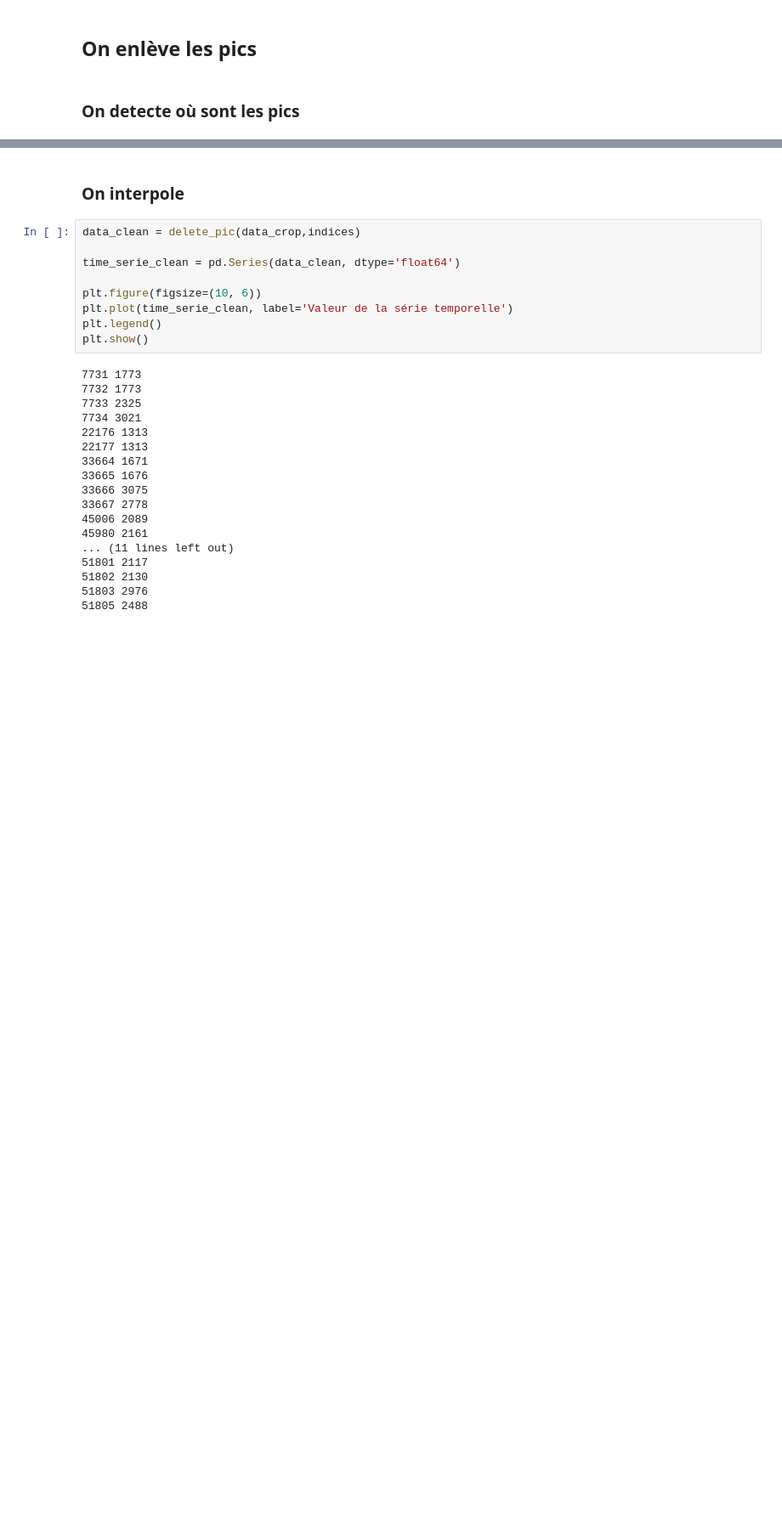
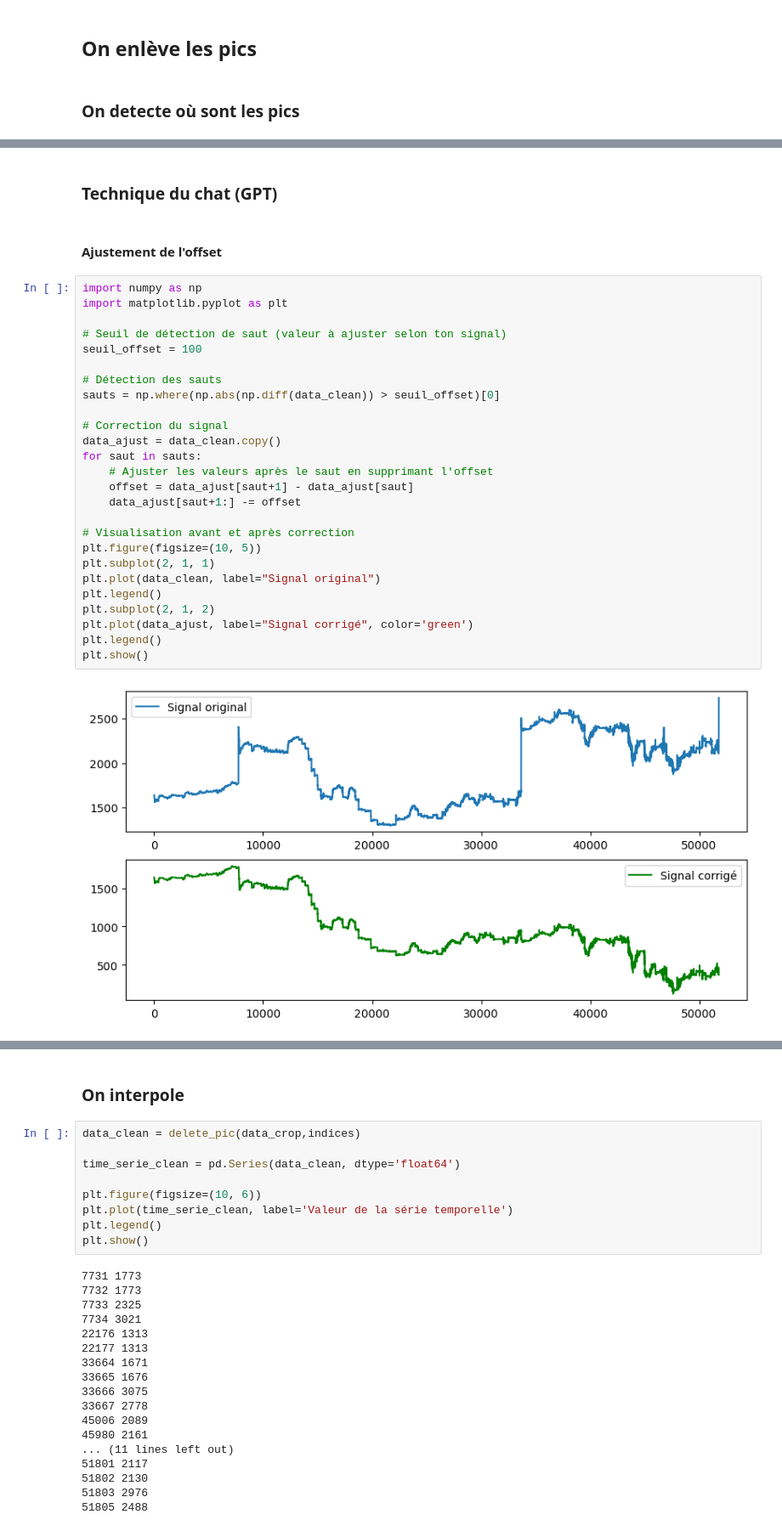
Before and after one commit to PiDchsn/Projet-RI, a Jupyter notebook: Analyse.ipynb, the cells around one changed output, grey strips where cells are left out. Shown at 85% size. Drawn from its saved outputs; the diff is of its cells as text; blank space fills up the shorter version.

```diff
--- a/Analyse.ipynb
+++ b/Analyse.ipynb
@@ -76,0 +199,32 @@ def delete_pic(arr, indices) :
+# %% [markdown]
+### Technique du chat (GPT)
+# %% [markdown]
+#### Ajustement de l'offset
+# %%
+import numpy as np
+import matplotlib.pyplot as plt
+
+# Seuil de détection de saut (valeur à ajuster selon ton signal)
+seuil_offset = 100
+
+# Détection des sauts
+sauts = np.where(np.abs(np.diff(data_clean)) > seuil_offset)[0]
+
+# Correction du signal
+data_ajust = data_clean.copy()
+for saut in sauts:
+    # Ajuster les valeurs après le saut en supprimant l'offset
+    offset = data_ajust[saut+1] - data_ajust[saut]
+    data_ajust[saut+1:] -= offset
+
+# Visualisation avant et après correction
+plt.figure(figsize=(10, 5))
+plt.subplot(2, 1, 1)
+plt.plot(data_clean, label="Signal original")
+plt.legend()
+plt.subplot(2, 1, 2)
+plt.plot(data_ajust, label="Signal corrigé", color='green')
+plt.legend()
+plt.show()
+# %% [output]
+[figure, added]
```
Also changed, not shown: parts of 15 cells of this notebook.
